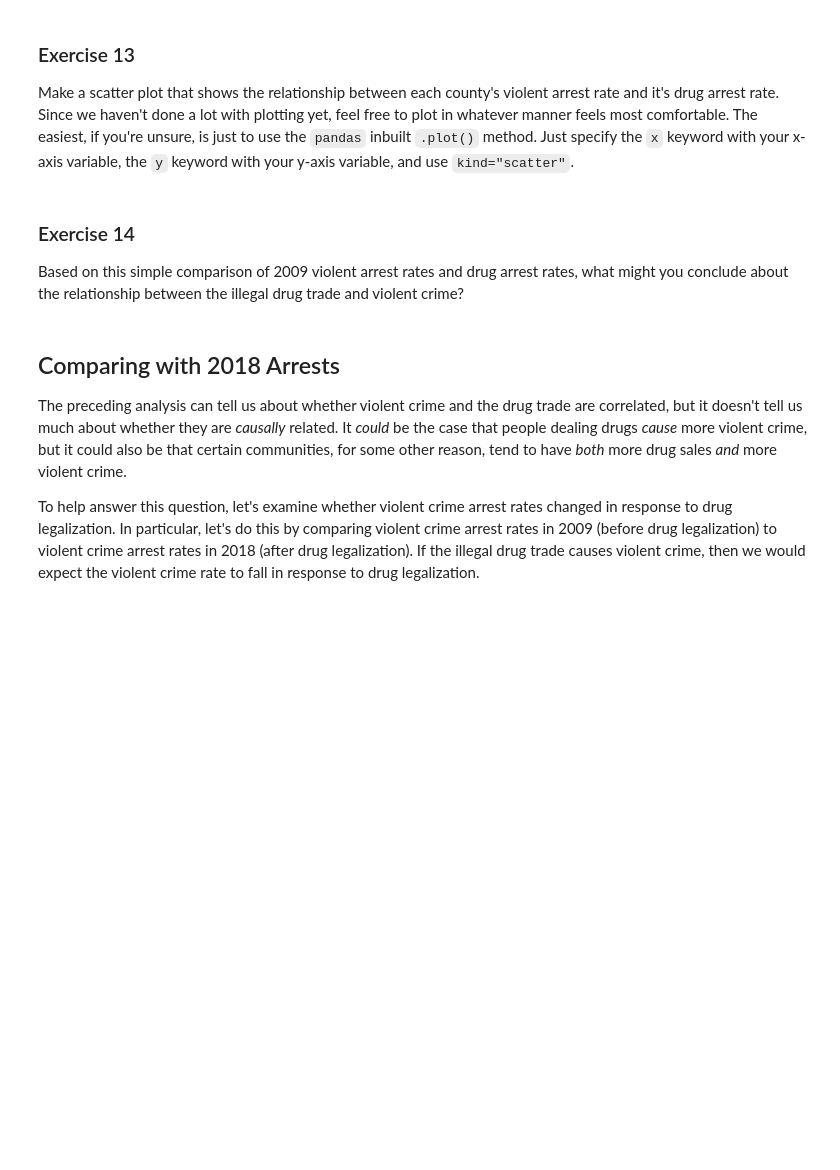
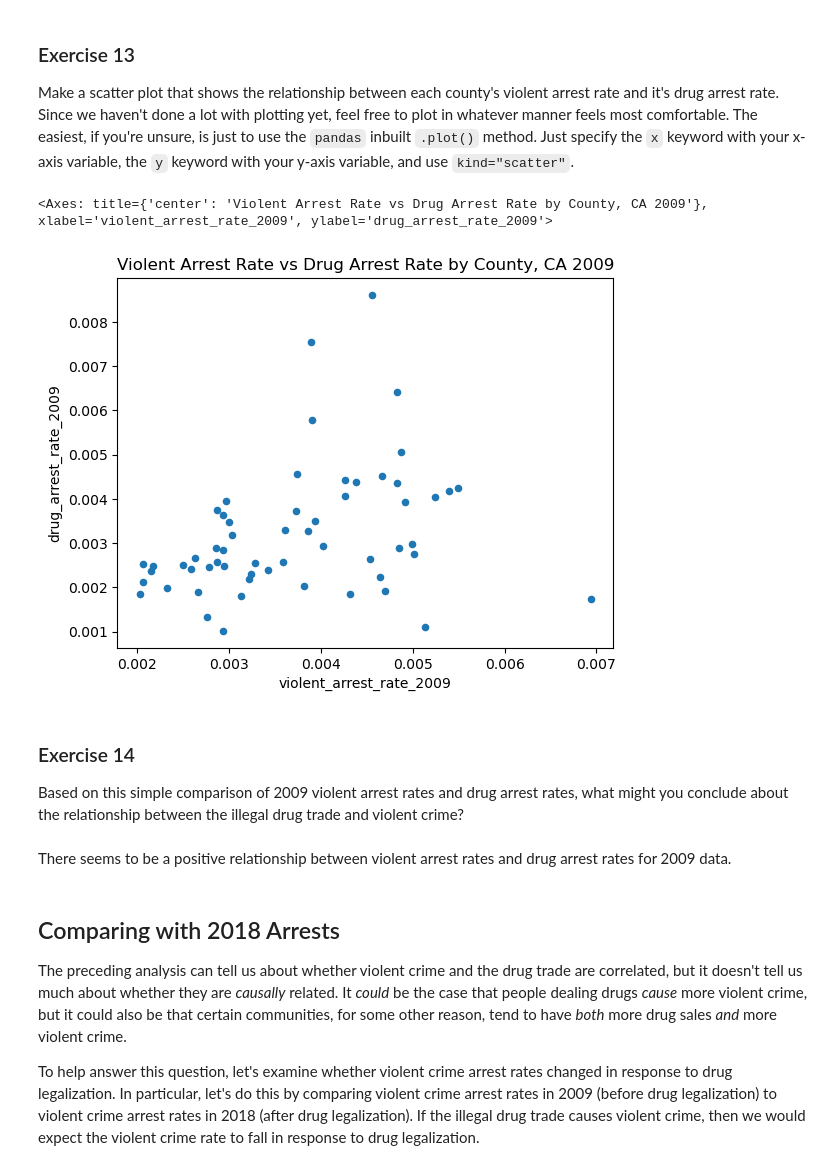
Before and after one commit to TeaTafaj/Merging-PDS, a Jupyter notebook: exercise_merging.ipynb, the cells around one changed output. Saved outputs shown, nothing was run; the diff lists cells and outputs as text; code cells hidden in the pictures; blank space fills up the shorter version.

```diff
--- a/exercise_merging.ipynb
+++ b/exercise_merging.ipynb
@@ -455,3 +471,9 @@ You *should* be able to get to the point that all counties in our arrest data me
 ### Exercise 12
 
 Now that we have arrest counts and population data, we can calculate arrest *rates*. For each county, create a new variable called `violent_arrest_rate_2009` that is the number of violent arrests for 2009 divided by the population of the county from 2005-2009, and a similar new variable called `drug_arrest_rate_2009` for drug arrests divided by population.
+# %%
+merged['violent_arrest_rate_2009'] = merged['VIOLENT'] / merged['total_population']
+
+merged['drug_arrest_rate_2009'] = merged['F_DRUGOFF'] / merged['total_population']
+
+merged.sample(10)
@@ -459,10 +493,23 @@ Now that we have arrest counts and population data, we can calculate arrest *rat
 ### Exercise 13
 
 Make a scatter plot that shows the relationship between each county's violent arrest rate and it's drug arrest rate. Since we haven't done a lot with plotting yet, feel free to plot in whatever manner feels most comfortable. The easiest, if you're unsure, is just to use the `pandas` inbuilt `.plot()` method. Just specify the `x` keyword with your x-axis variable, the `y` keyword with your y-axis variable, and use `kind="scatter"`.
+# %%
+
+merged.plot(
+    x="violent_arrest_rate_2009",
+    y="drug_arrest_rate_2009",
+    kind="scatter",
+    title="Violent Arrest Rate vs Drug Arrest Rate by County, CA 2009"
+)
+# %% [output]
+<Axes: title={'center': 'Violent Arrest Rate vs Drug Arrest Rate by County, CA 2009'}, xlabel='violent_arrest_rate_2009', ylabel='drug_arrest_rate_2009'>
+[figure, added]
 # %% [markdown]
 ### Exercise 14
 
 Based on this simple comparison of 2009 violent arrest rates and drug arrest rates, what might you conclude about the relationship between the illegal drug trade and violent crime?
+# %% [markdown]
+There seems to be a positive relationship between violent arrest rates and drug arrest rates for 2009 data.
 # %% [markdown]
 ## Comparing with 2018 Arrests
 
```
Also changed, not shown: parts of 15 cells of this notebook.
